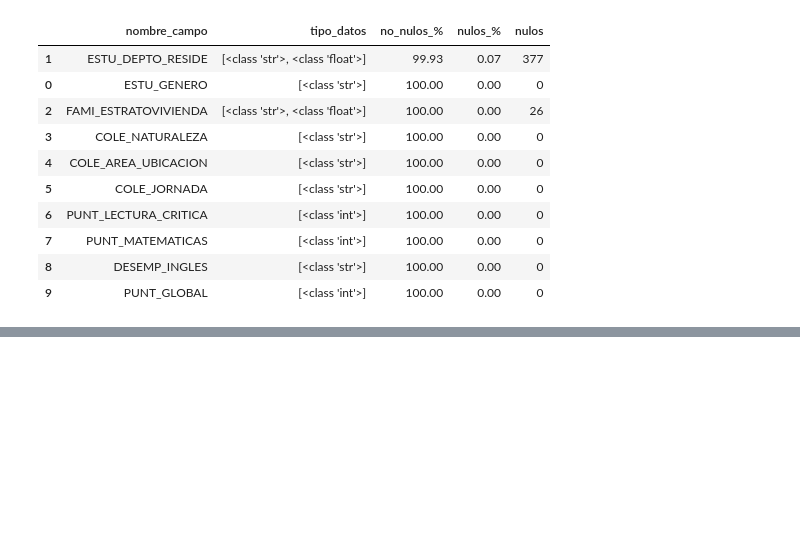
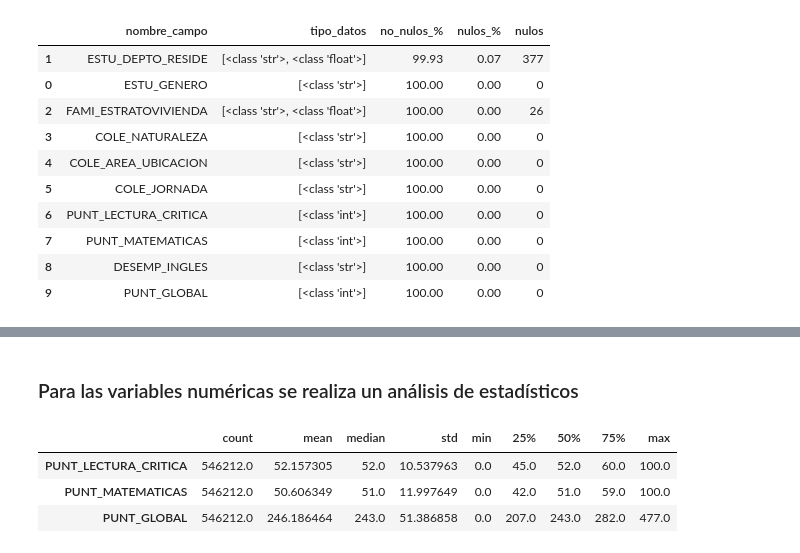
Before and after one commit to Ivan2125/Apuntes-TalentoTech-Colombia, a Jupyter notebook: 1-sesion/taller-1.ipynb, the cells around one changed output, grey strips where cells are left out. Cells and saved outputs as stored; diff of their text form; code cells hidden in the pictures; blank space fills up the shorter version.

```diff
--- a/1-sesion/taller-1.ipynb
+++ b/1-sesion/taller-1.ipynb
@@ -434,0 +99,9 @@ Te vas a reunir con tu grupo de trabajo y vas a seguir el paso a paso anterior c
+# %% [markdown]
+### Para las variables numéricas se realiza un análisis de estadísticos
+# %%
+utils.estadisticos_cont(df_saber.select_dtypes("number"))
+# %% [output]
+|  | count | mean | median | std | min | 25% | 50% | 75% | max |
+| PUNT_LECTURA_CRITICA | 546212.0 | 52.157305 | 52.0 | 10.537963 | 0.0 | 45.0 | 52.0 | 60.0 | 100.0 |
+| PUNT_MATEMATICAS | 546212.0 | 50.606349 | 51.0 | 11.997649 | 0.0 | 42.0 | 51.0 | 59.0 | 100.0 |
+| PUNT_GLOBAL | 546212.0 | 246.186464 | 243.0 | 51.386858 | 0.0 | 207.0 | 243.0 | 282.0 | 477.0 |
```
Also changed, not shown: parts of 65 cells of this notebook.
